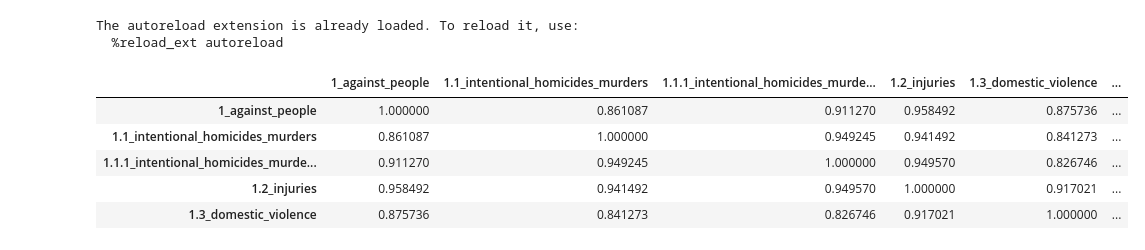
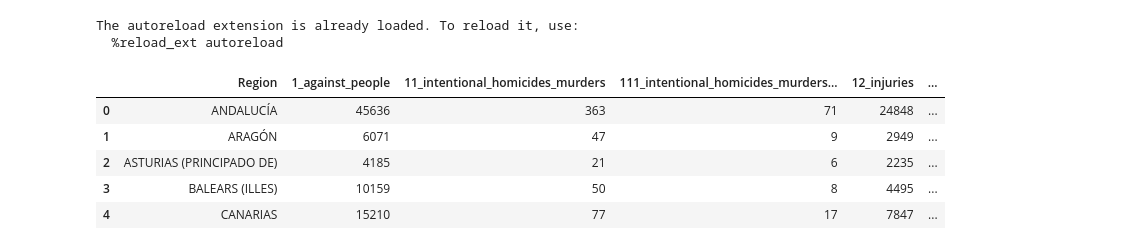
Before and after one commit to ivanalonsom/Project6, a Jupyter notebook: main.ipynb, the cells around one changed output. Saved outputs shown, nothing was run; the diff lists cells and outputs as text; code cells hidden in the pictures.

Commit message:
cambiadoMerged

```diff
--- a/main.ipynb
+++ b/main.ipynb
@@ -11,7 +11,7 @@ from functions import *
 
 pd.set_option('display.max_columns', None)
 
-df_merged = pd.read_csv("data/df_merged.csv")
+df_merged = pd.read_csv("data/df_merged_national.csv")
 # %%
 df_merged.loc[:87, "Year"] = df_merged["Unnamed: 45"].iloc[:88].values
 
@@ -28,11 +30,13 @@ df_merged = df_merged[~df_merged.index.isin(df_no_provincias.index)]
 # %%
 df_num = df_merged.iloc[:, df_merged.columns != 'Region']
 # %%
-df_num.corr().head()
+# df_num.corr()
+
+df_merged.head()
 # %% [output]
-|  | 1_against_people | 1.1_intentional_homicides_murders | 1.1.1_intentional_homicides_murde... | 1.2_injuries | 1.3_domestic_violence | ... |
-| 1_against_people | 1.000000 | 0.861087 | 0.911270 | 0.958492 | 0.875736 | ... |
-| 1.1_intentional_homicides_murders | 0.861087 | 1.000000 | 0.949245 | 0.941492 | 0.841273 | ... |
-| 1.1.1_intentional_homicides_murde... | 0.911270 | 0.949245 | 1.000000 | 0.949570 | 0.826746 | ... |
-| 1.2_injuries | 0.958492 | 0.941492 | 0.949570 | 1.000000 | 0.917021 | ... |
-| 1.3_domestic_violence | 0.875736 | 0.841273 | 0.826746 | 0.917021 | 1.000000 | ... |
+|  | Region | 1_against_people | 11_intentional_homicides_murders | 111_intentional_homicides_murders... | 12_injuries | ... |
+| 0 | ANDALUCÍA | 45636 | 363 | 71 | 24848 | ... |
+| 1 | ARAGÓN | 6071 | 47 | 9 | 2949 | ... |
+| 2 | ASTURIAS (PRINCIPADO DE) | 4185 | 21 | 6 | 2235 | ... |
+| 3 | BALEARS (ILLES) | 10159 | 50 | 8 | 4495 | ... |
+| 4 | CANARIAS | 15210 | 77 | 17 | 7847 | ... |
```
Also changed, not shown: parts of 5 cells of this notebook, 5 other files.
